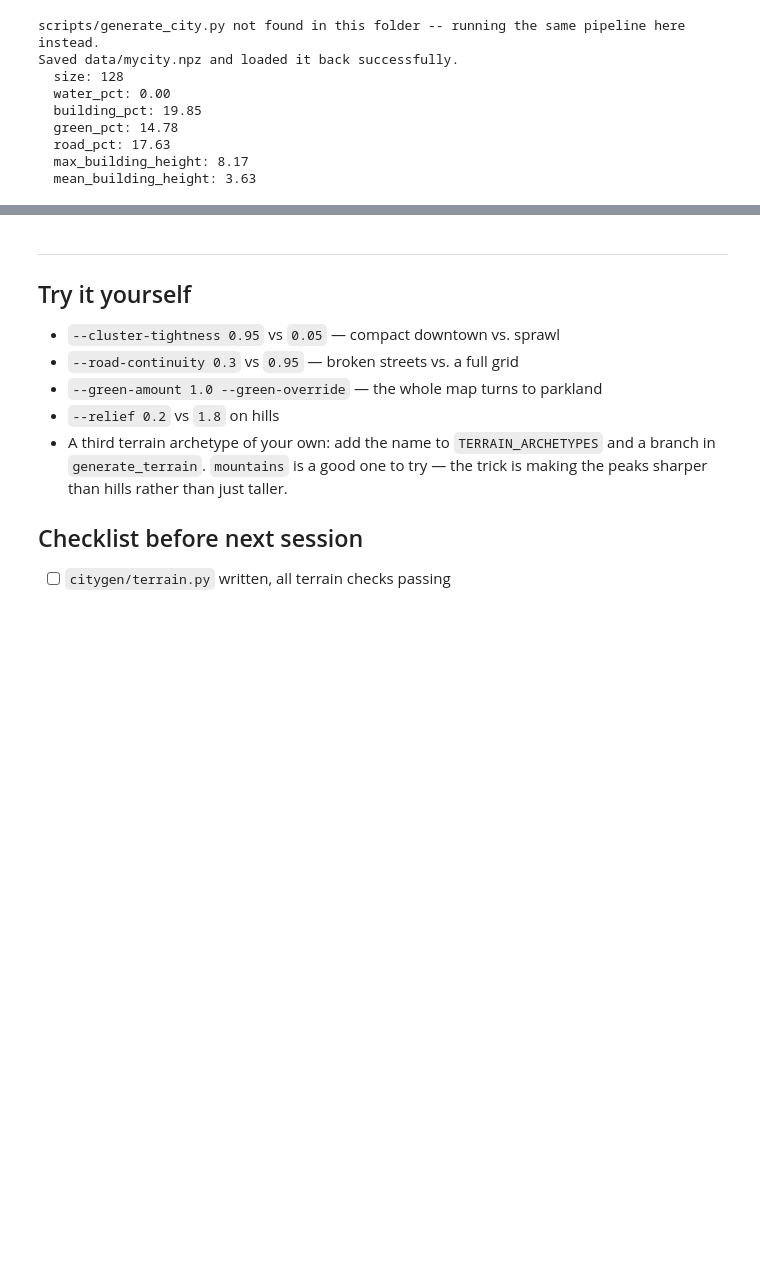
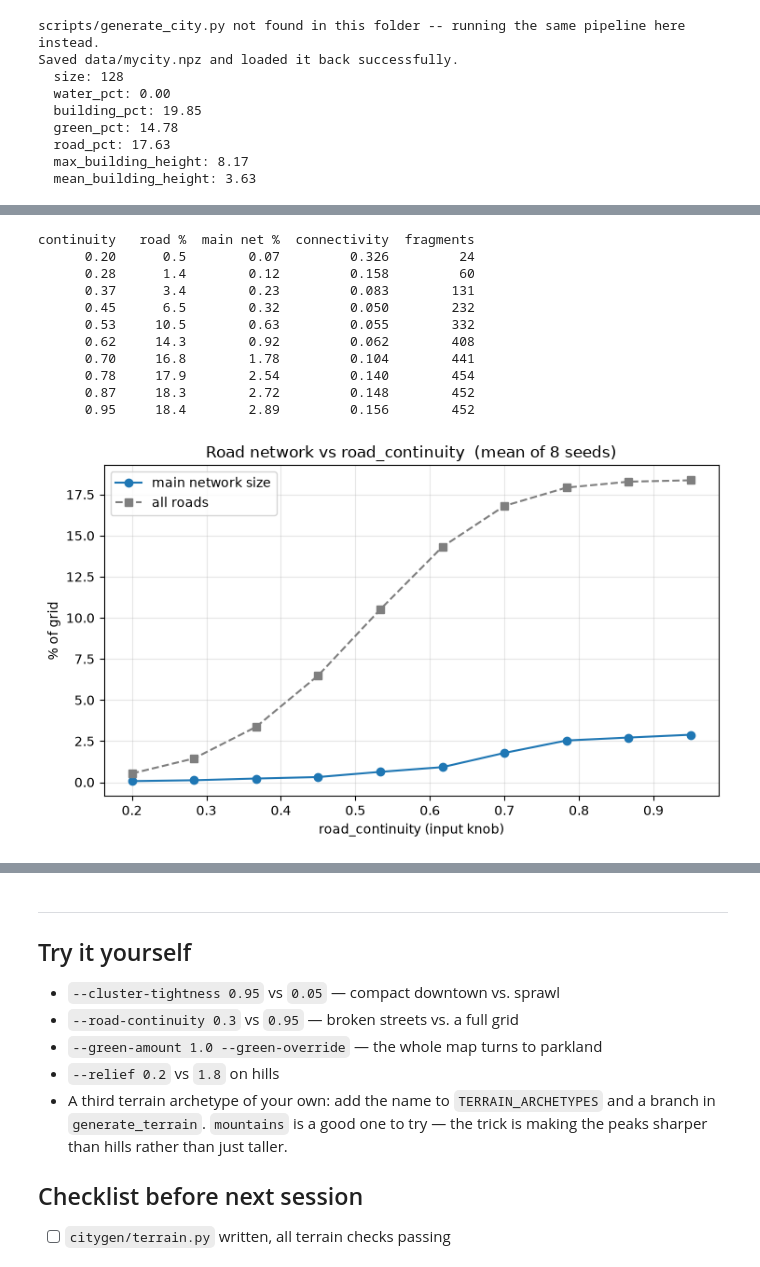
Before and after one commit to jemueloo/Generative_3D_City_Project, a Jupyter notebook: notebooks/Jemuel_Oppong_week2_city_mod.ipynb, the cells around one changed output, grey strips where cells are left out. Cells and saved outputs as stored; diff of their text form; code cells hidden in the pictures; blank space fills up the shorter version.

```diff
--- a/notebooks/Jemuel_Oppong_week2_city_mod.ipynb
+++ b/notebooks/Jemuel_Oppong_week2_city_mod.ipynb
@@ -951,0 +1001,52 @@ Saved data/mycity.npz and loaded it back successfully.
+# %%
+cg = reload_citygen()
+
+terrain, water = cg.generate_terrain(128, archetype="hills", seed=0)
+
+continuities = np.linspace(0.2, 0.95, 10)
+seeds = range(8)
+
+mean_main, mean_conn, mean_frags, mean_road_pct = [], [], [], []
+for rc in continuities:
+    mains, conns, frags, pcts = [], [], [], []
+    for s in seeds:
+        _bh, _lu = cg.generate_buildings(terrain, water, archetype="polycentric",
+                                         num_clusters=3, density=0.6,
+                                         cluster_tightness=0.6, green_amount=0.0,
+                                         road_continuity=float(rc), seed=s)
+        mains.append(main_network_pct(_lu, cg.LAND_ROAD))
+        conns.append(road_connectivity(_lu, cg.LAND_ROAD))
+        frags.append(road_components(_lu, cg.LAND_ROAD))
+        pcts.append((_lu == cg.LAND_ROAD).mean() * 100)
+    mean_main.append(np.mean(mains)); mean_conn.append(np.mean(conns))
+    mean_frags.append(np.mean(frags)); mean_road_pct.append(np.mean(pcts))
+
+print(f"{'continuity':>10}  {'road %':>7}  {'main net %':>10}  {'connectivity':>12}  {'fragments':>9}")
+for row in zip(continuities, mean_road_pct, mean_main, mean_conn, mean_frags):
+    print(f"{row[0]:10.2f}  {row[1]:7.1f}  {row[2]:10.2f}  {row[3]:12.3f}  {row[4]:9.0f}")
+
+# more continuity should give a bigger main network
+assert mean_main[-1] > mean_main[0], "main road network should grow as road_continuity increases"
+
+fig, ax = plt.subplots(figsize=(7.5, 4.5))
+ax.plot(continuities, mean_main, "o-", color="tab:blue", label="main network size")
+ax.plot(continuities, mean_road_pct, "s--", color="tab:gray", label="all roads")
+ax.set_xlabel("road_continuity (input knob)")
+ax.set_ylabel("% of grid")
+ax.set_title(f"Road network vs road_continuity  (mean of {len(seeds)} seeds)")
+ax.legend(); ax.grid(alpha=0.3)
+fig.tight_layout()
+plt.show()
+# %% [output]
+continuity   road %  main net %  connectivity  fragments
+      0.20      0.5        0.07         0.326         24
+      0.28      1.4        0.12         0.158         60
+      0.37      3.4        0.23         0.083        131
+      0.45      6.5        0.32         0.050        232
+      0.53     10.5        0.63         0.055        332
+      0.62     14.3        0.92         0.062        408
+      0.70     16.8        1.78         0.104        441
+      0.78     17.9        2.54         0.140        454
+      0.87     18.3        2.72         0.148        452
+      0.95     18.4        2.89         0.156        452
+[figure, added]
```
Also changed, not shown: parts of 4 cells of this notebook, 9 other files.
